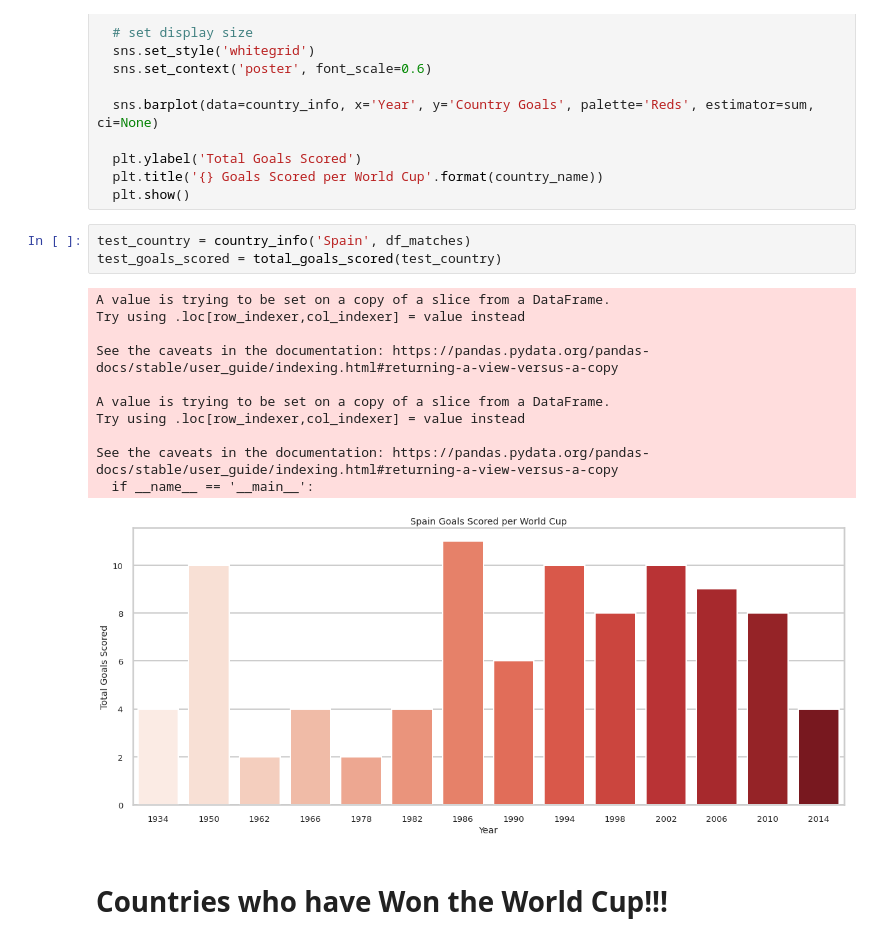
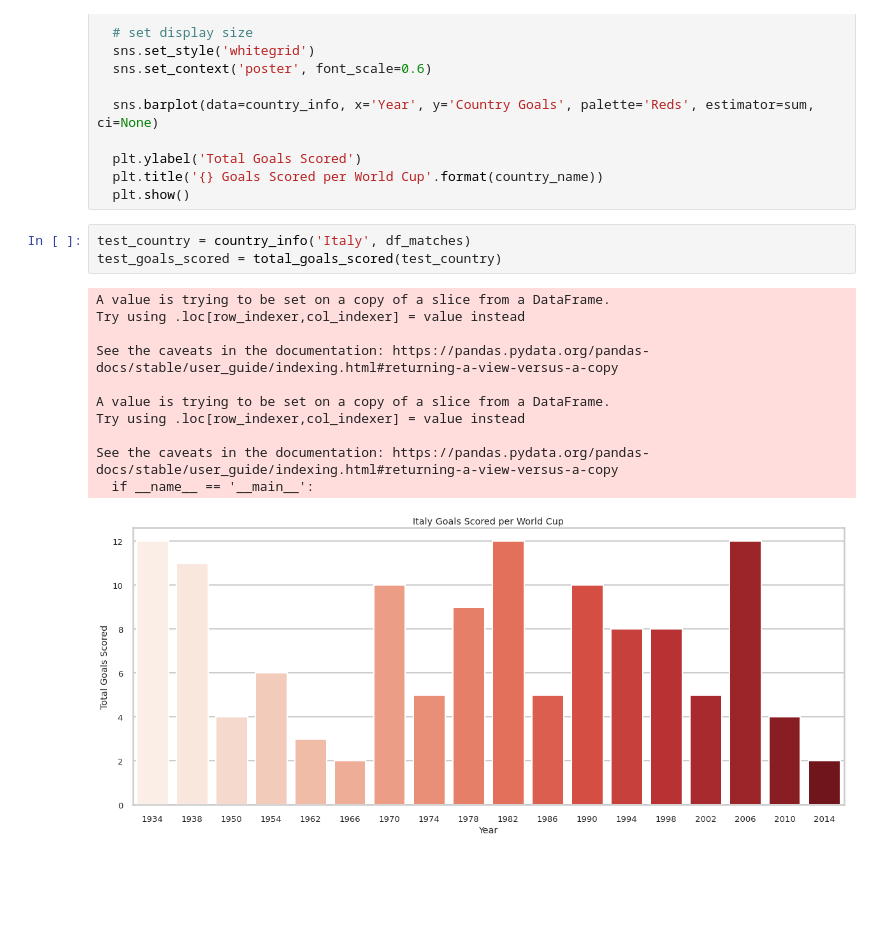
Before and after one commit to princeKike27/Fifa-World-Cup, a Jupyter notebook: FIFA_World_Cup.ipynb, the cells around one changed output. Cells and saved outputs as stored; diff of their text form; blank space fills up the shorter version.

```diff
--- a/FIFA_World_Cup.ipynb
+++ b/FIFA_World_Cup.ipynb
@@ -207,19 +315,17 @@ def total_goals_scored(country_info):
   plt.title('{} Goals Scored per World Cup'.format(country_name))
   plt.show()
 # %%
-test_country = country_info('Spain', df_matches)
+test_country = country_info('Italy', df_matches)
 test_goals_scored = total_goals_scored(test_country)
 # %% [output]
 A value is trying to be set on a copy of a slice from a DataFrame.
 Try using .loc[row_indexer,col_indexer] = value instead
 
 See the caveats in the documentation: https://pandas.pydata.org/pandas-docs/stable/user_guide/indexing.html#returning-a-view-versus-a-copy
 
 A value is trying to be set on a copy of a slice from a DataFrame.
 Try using .loc[row_indexer,col_indexer] = value instead
 
 See the caveats in the documentation: https://pandas.pydata.org/pandas-docs/stable/user_guide/indexing.html#returning-a-view-versus-a-copy
   if __name__ == '__main__':
-[figure, old version]
+[figure, new version]
-# %% [markdown]
-# Countries who have Won the World Cup!!!
```
Also changed, not shown: parts of 26 cells of this notebook.
